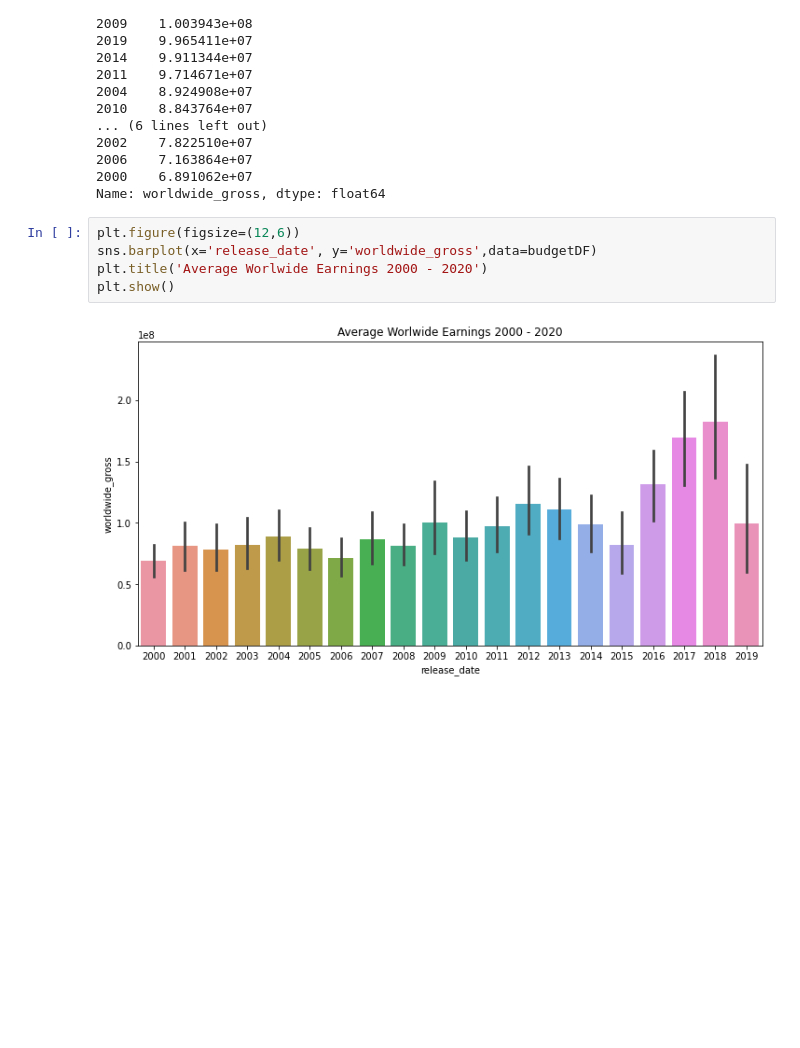
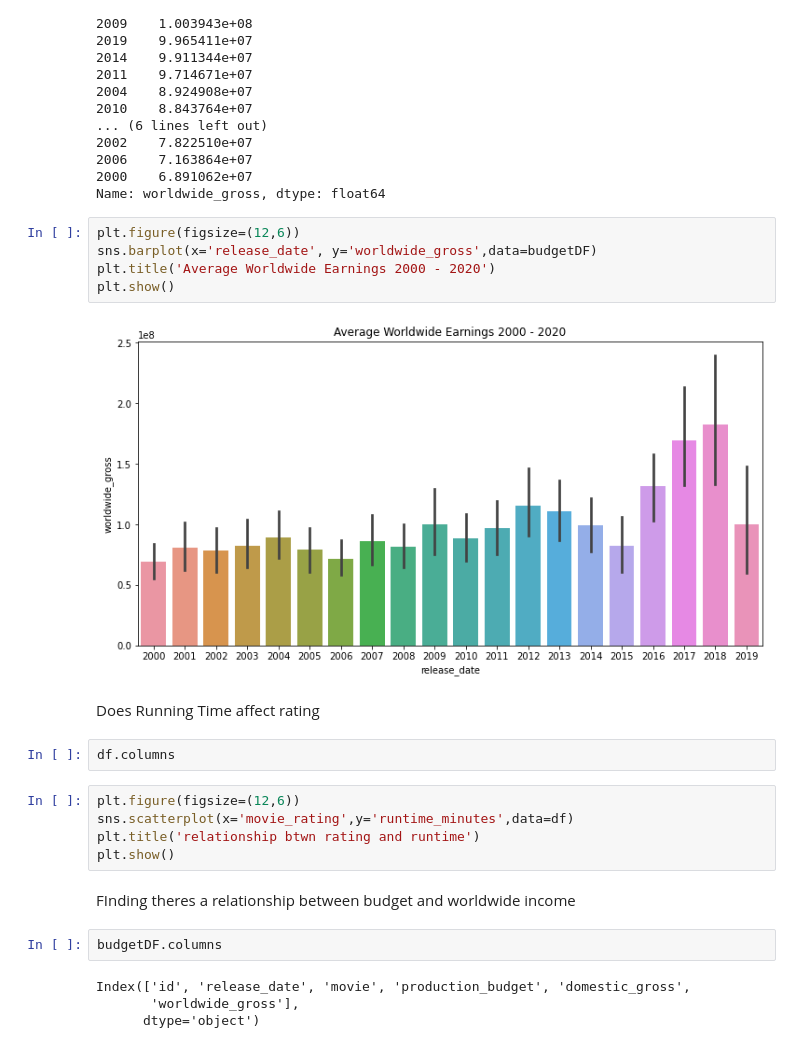
Before and after one commit to Mbachia/Movie_Project-1, a Jupyter notebook: project.ipynb, the cells around one changed output. Cells and saved outputs as stored; diff of their text form; blank space fills up the shorter version.

```diff
--- a/project.ipynb
+++ b/project.ipynb
@@ -576,7 +274,24 @@ Name: worldwide_gross, dtype: float64
 # %%
 plt.figure(figsize=(12,6))
 sns.barplot(x='release_date', y='worldwide_gross',data=budgetDF)
-plt.title('Average Worlwide Earnings 2000 - 2020')
+plt.title('Average Worldwide Earnings 2000 - 2020')
 plt.show()
 # %% [output]
-[figure, old version]
+[figure, new version]
+# %% [markdown]
+Does Running Time affect rating
+# %%
+df.columns
+# %%
+plt.figure(figsize=(12,6))
+sns.scatterplot(x='movie_rating',y='runtime_minutes',data=df)
+plt.title('relationship btwn rating and runtime')
+plt.show()
+# %% [markdown]
+FInding theres a relationship between budget and worldwide income
+# %%
+budgetDF.columns
+# %% [output]
+Index(['id', 'release_date', 'movie', 'production_budget', 'domestic_gross',
+       'worldwide_gross'],
+      dtype='object')
```
Also changed, not shown: parts of 47 cells of this notebook.
